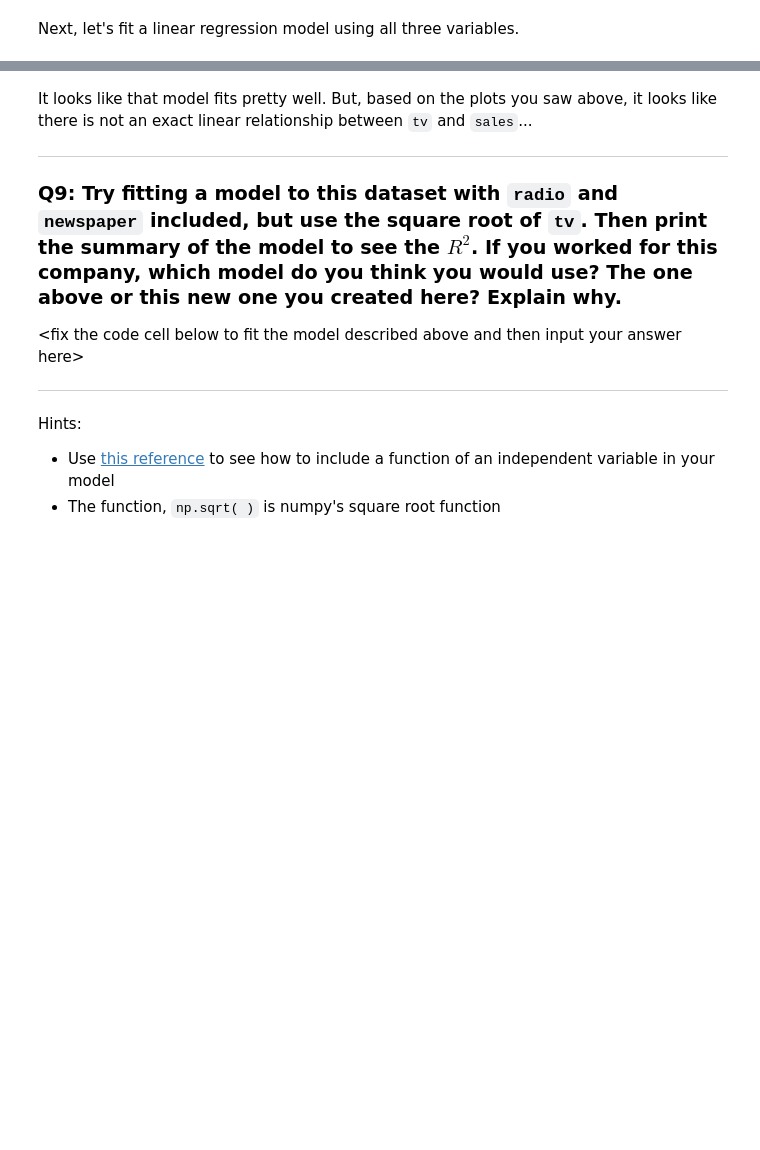
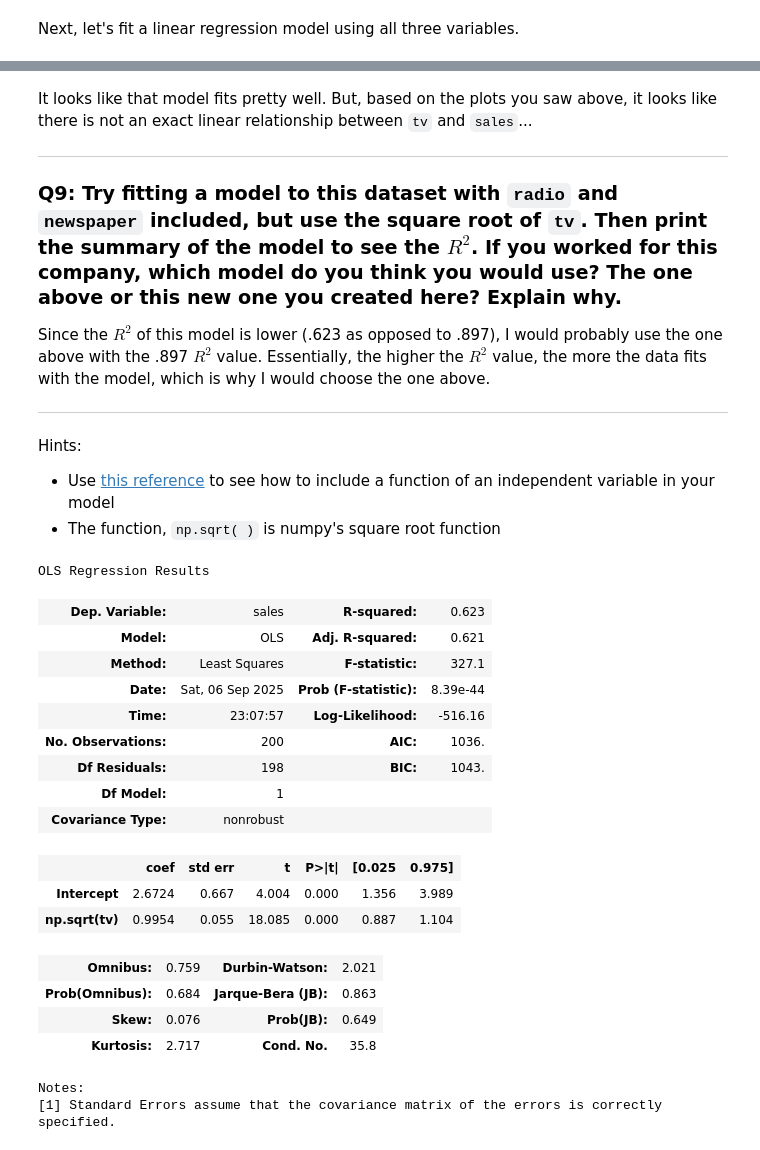
Before and after one commit to derrickd-lab/cs3120-assign2, a Jupyter notebook: linear_regression_lab.ipynb, the cells around one changed output, grey strips where cells are left out. Cells and saved outputs as stored; diff of their text form; code cells hidden in the pictures; blank space fills up the shorter version.

```diff
--- a/linear_regression_lab.ipynb
+++ b/linear_regression_lab.ipynb
@@ -558,7 +702,7 @@ It looks like that model fits pretty well. But, based on the plots you saw above
 
 ### Q9: Try fitting a model to this dataset with `radio` and `newspaper` included, but use the square root of `tv`. Then print the summary of the model to see the $R^2$. If you worked for this company, which model do you think you would use? The one above or this new one you created here? Explain why.
 
-\<fix the code cell below to fit the model described above and then input your answer here>
+Since the $R^2$ of this model is lower (.623 as opposed to .897), I would probably use the one above with the .897 $R^2$ value. Essentially, the higher the $R^2$ value, the more the data fits with the model, which is why I would choose the one above.
 
 ***
 
@@ -566,8 +710,28 @@ Hints:
 * Use [this reference](https://www.statsmodels.org/dev/example_formulas.html#functions) to see how to include a function of an independent variable in your model
 * The function, `np.sqrt( )` is numpy's square root function
 # %%
-lm_adv = smf.ols(formula='sales ~ ', data=df_adv).fit()
+lm_adv = smf.ols(formula='sales ~ np.sqrt(tv)', data=df_adv).fit()
 lm_adv.summary()
+# %% [output]
+OLS Regression Results
+| Dep. Variable: | sales | R-squared: | 0.623 |
+| Model: | OLS | Adj. R-squared: | 0.621 |
+| Method: | Least Squares | F-statistic: | 327.1 |
+| Date: | Sat, 06 Sep 2025 | Prob (F-statistic): | 8.39e-44 |
+| Time: | 23:07:57 | Log-Likelihood: | -516.16 |
+| No. Observations: | 200 | AIC: | 1036. |
+| Df Residuals: | 198 | BIC: | 1043. |
+| Df Model: | 1 |  |  |
+| Covariance Type: | nonrobust |  |  |
+|  | coef | std err | t | P>|t| | [0.025 | 0.975] |
+| Intercept | 2.6724 | 0.667 | 4.004 | 0.000 | 1.356 | 3.989 |
+| np.sqrt(tv) | 0.9954 | 0.055 | 18.085 | 0.000 | 0.887 | 1.104 |
+| Omnibus: | 0.759 | Durbin-Watson: | 2.021 |
+| Prob(Omnibus): | 0.684 | Jarque-Bera (JB): | 0.863 |
+| Skew: | 0.076 | Prob(JB): | 0.649 |
+| Kurtosis: | 2.717 | Cond. No. | 35.8 |
+Notes:
+[1] Standard Errors assume that the covariance matrix of the errors is correctly specified.
 # %% [markdown]
 Nice work completing this notebook. If you didn't already appreciate the power of linear regression, hopefully this helped convince you in some way. Even though we will use lots of other types of models, you will almost always want to start with linear regression because of its simplicity, stability, and flexibility. We'll always want to use the *right model for the task at hand* though, so we probably don't want to be too much like either of the people below :)
 
```
Also changed, not shown: parts of 32 cells of this notebook.
